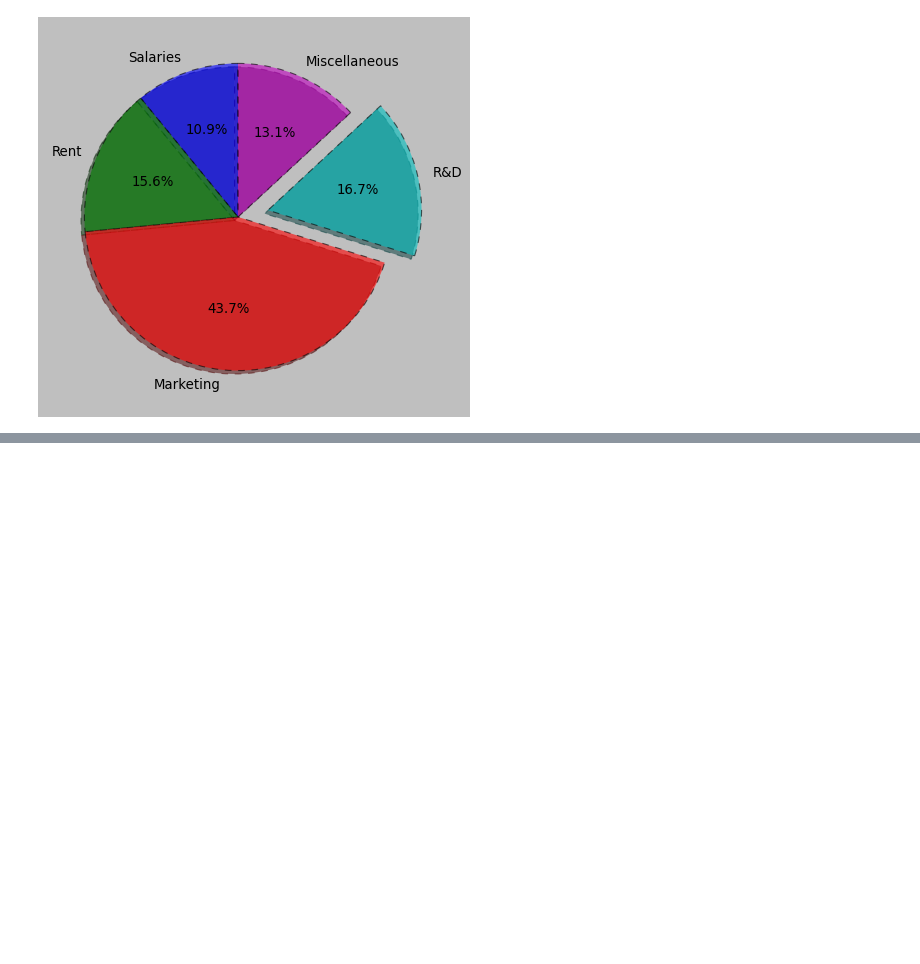
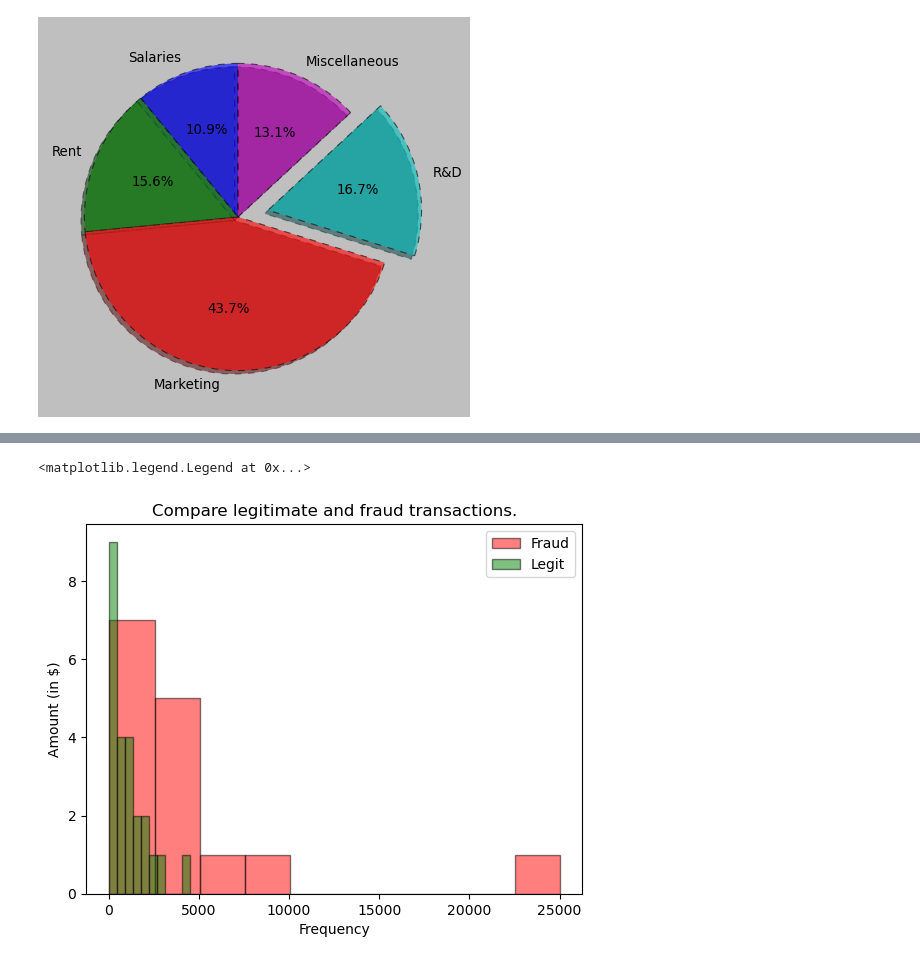
Before and after one commit to yenare-vaibhavi-30/ai-ml-learning-journey, a Jupyter notebook: Data Visualization/matplotlib_tutorial.ipynb, the cells around one changed output, grey strips where cells are left out. Saved outputs shown, nothing was run; the diff lists cells and outputs as text; code cells hidden in the pictures; blank space fills up the shorter version.

```diff
--- a/Data Visualization/matplotlib_tutorial.ipynb
+++ b/Data Visualization/matplotlib_tutorial.ipynb
@@ -299,0 +355,26 @@ plt.show()
+# %%
+# Multiple datasets
+
+legit_transactions = [
+    5.99, 10.49, 25.50, 49.99, 75.00,
+    99.99, 1200.50, 1050.00, 199.99, 2049.99,
+    299.50, 350.00, 4500.00, 500.00, 650.00,
+    750.00, 899.99, 1000.00, 1250.00, 1500.00,
+    1750.00, 2000.00, 2500.00, 3000.00
+]
+
+fraud_transactions = [
+    50, 1100, 200, 7000, 750,
+    25000, 3000, 350, 4000, 4500,
+    5000, 600, 5000, 8000, 1000
+]
+
+plt.hist(fraud_transactions, color="red", bins=10, label="Fraud", edgecolor="black", alpha=0.5)
+plt.hist(legit_transactions, color="green", bins=10, label="Legit", edgecolor="black", alpha=0.5)
+plt.ylabel("Amount (in $)")
+plt.xlabel("Frequency")
+plt.title("Compare legitimate and fraud transactions.")
+plt.legend()
+# %% [output]
+<matplotlib.legend.Legend at 0x...>
+[figure, added]
```
Also changed, not shown: parts of 4 cells of this notebook, 1 other file.
